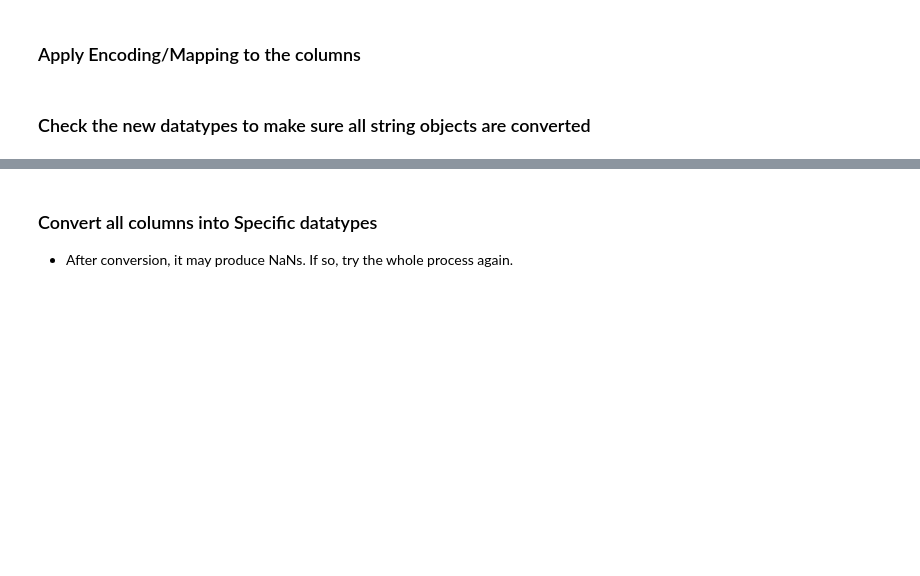
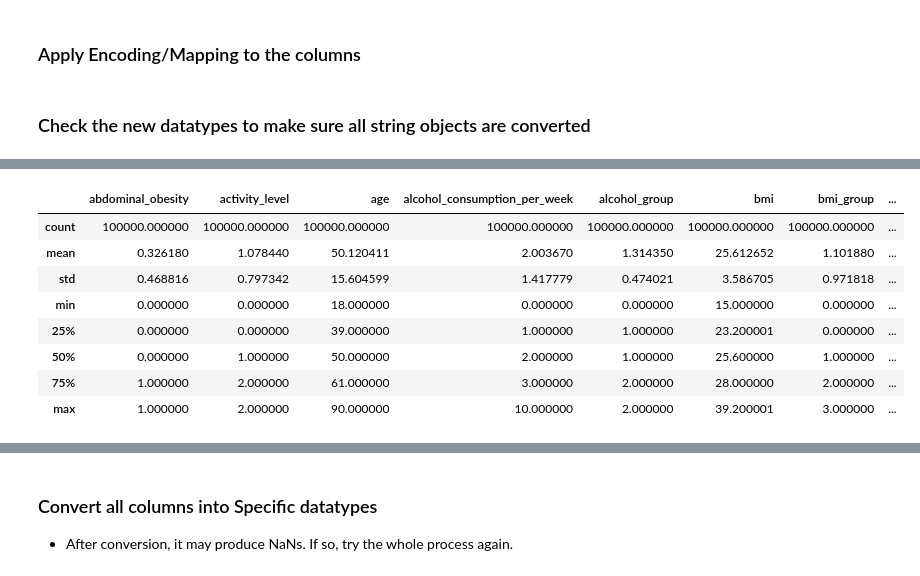
Before and after one commit to BrianP490/Type-2-Classifier, a Jupyter notebook: notebooks/create_dataloader.ipynb, the cells around one changed output, grey strips where cells are left out. Drawn from its saved outputs; the diff is of its cells as text; code cells hidden in the pictures; blank space fills up the shorter version.

```diff
--- a/notebooks/create_dataloader.ipynb
+++ b/notebooks/create_dataloader.ipynb
@@ -266,3 +322,15 @@ dtype: object
+# %%
+df.describe(include="all")  # Show all columns with different types of data
+# %% [output]
+|  | abdominal_obesity | activity_level | age | alcohol_consumption_per_week | alcohol_group | bmi | bmi_group | ... |
+| count | 100000.000000 | 100000.000000 | 100000.000000 | 100000.000000 | 100000.000000 | 100000.000000 | 100000.000000 | ... |
+| mean | 0.326180 | 1.078440 | 50.120411 | 2.003670 | 1.314350 | 25.612652 | 1.101880 | ... |
+| std | 0.468816 | 0.797342 | 15.604599 | 1.417779 | 0.474021 | 3.586705 | 0.971818 | ... |
+| min | 0.000000 | 0.000000 | 18.000000 | 0.000000 | 0.000000 | 15.000000 | 0.000000 | ... |
+| 25% | 0.000000 | 0.000000 | 39.000000 | 1.000000 | 1.000000 | 23.200001 | 0.000000 | ... |
+| 50% | 0.000000 | 1.000000 | 50.000000 | 2.000000 | 1.000000 | 25.600000 | 1.000000 | ... |
+| 75% | 1.000000 | 2.000000 | 61.000000 | 3.000000 | 2.000000 | 28.000000 | 2.000000 | ... |
+| max | 1.000000 | 2.000000 | 90.000000 | 10.000000 | 2.000000 | 39.200001 | 3.000000 | ... |
 # %%
 df.head()
 # %% [output]
```
Also changed, not shown: parts of 54 cells of this notebook, 5 other files.
